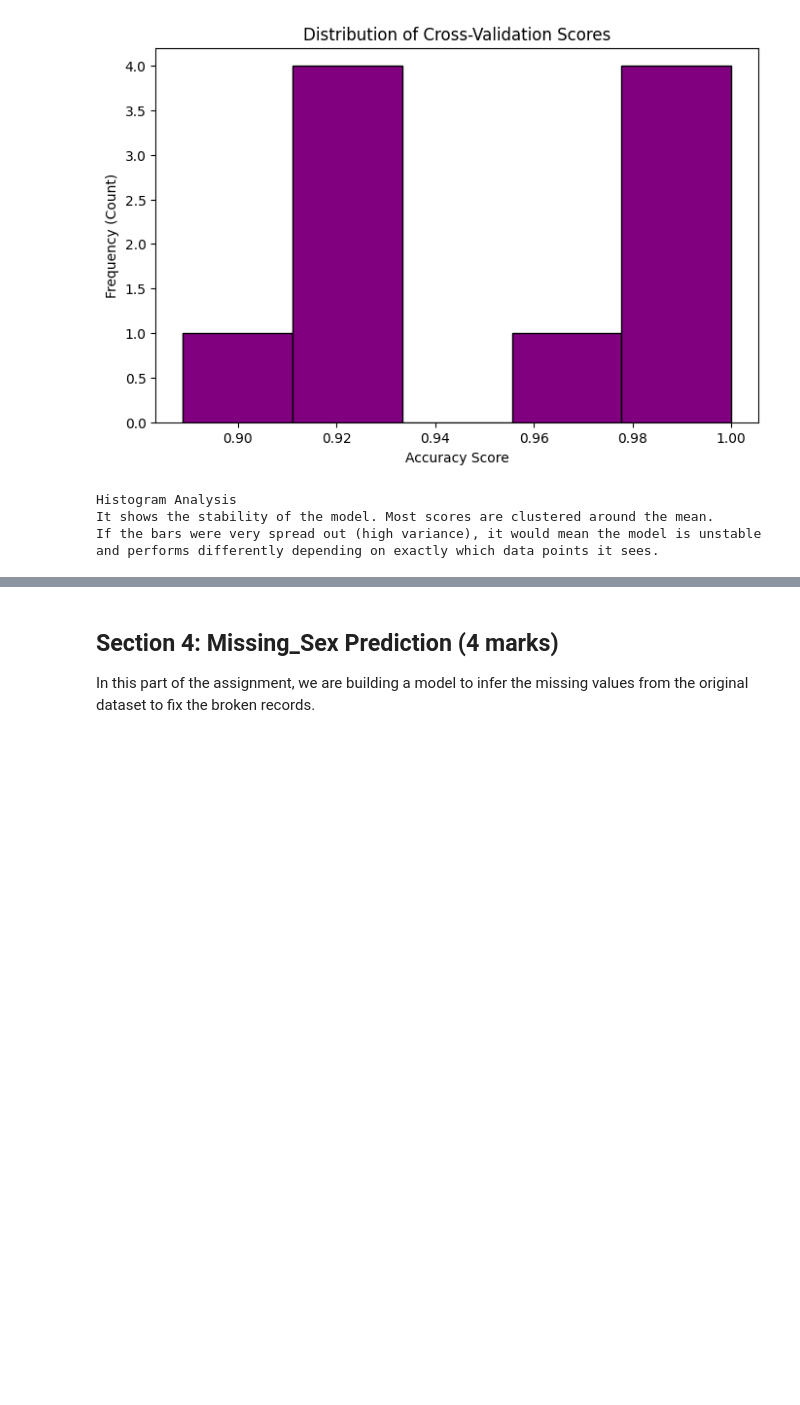
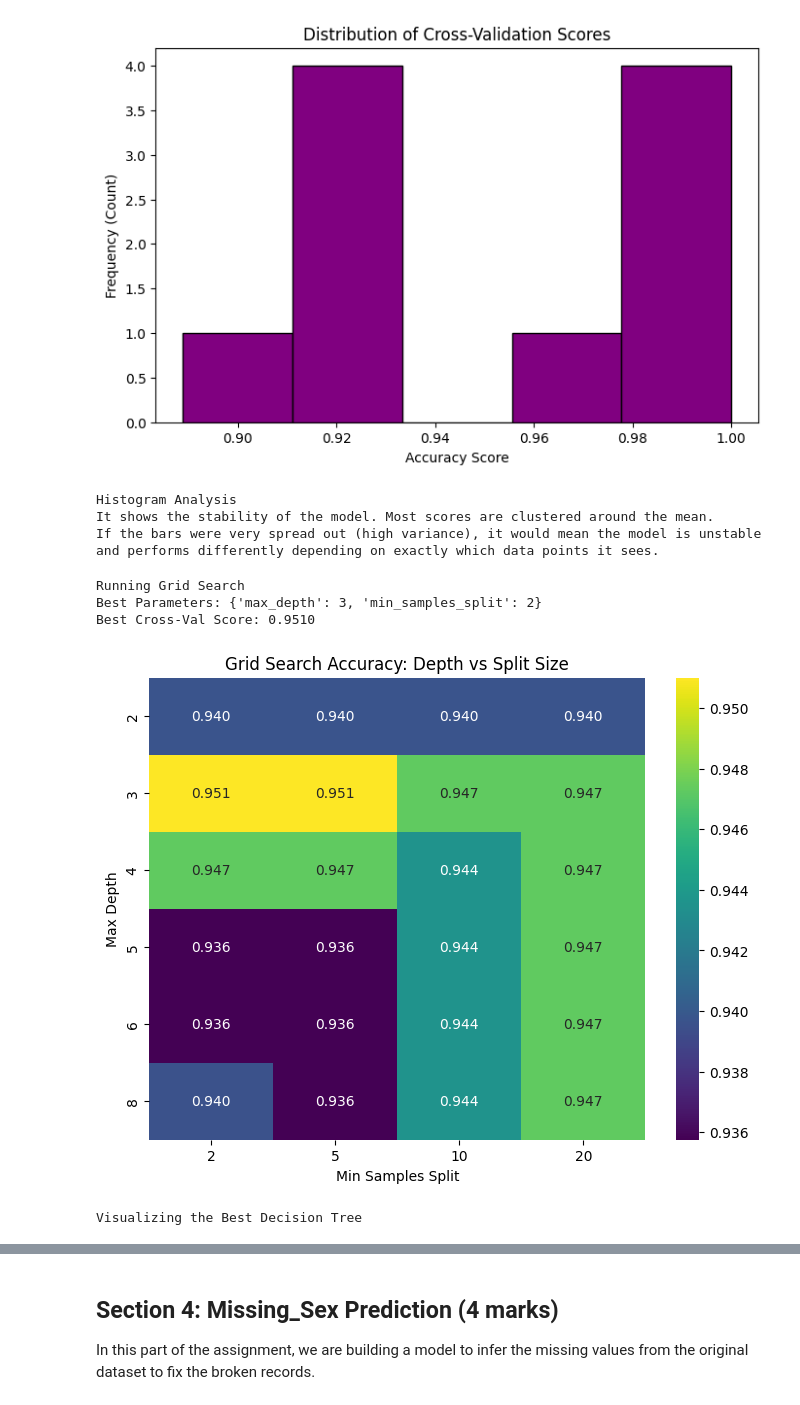
Before and after one commit to AbdullahSoboh/SYSC4415, a Jupyter notebook: W2026/Assignments/A1/SYSC4415_W26_A1.ipynb, the cells around one changed output, grey strips where cells are left out. Cells and saved outputs as stored; diff of their text form; code cells hidden in the pictures; blank space fills up the shorter version.

```diff
--- a/W2026/Assignments/A1/SYSC4415_W26_A1.ipynb
+++ b/W2026/Assignments/A1/SYSC4415_W26_A1.ipynb
@@ -507,20 +507,69 @@ and performs differently depending on exactly which data points it sees.
 # %%
 """
 Q3c (3 marks)
 Analyze the best model from grid search:
 - Initialize parameter_grid, cross_validation using StratifiedKFold
 - Identify the best parameters for the tree and show the grid heatmap (don't forget labels)
 - Plot the best tree structure using graphviz, use max_depth=2 (for better display)
 
 Note: when using export_graphviz set out_file=None and use display(graph) function call, where
 graph is your variable instantiated with Source(dot_data)
 Export_graphviz Documentation: https://scikit-learn.org/1.5/modules/generated/sklearn.tree.export_graphviz.html
 """
 from sklearn.model_selection import StratifiedKFold
 from sklearn.model_selection import GridSearchCV
 
 import graphviz
 from sklearn.tree import export_graphviz
 from graphviz import Source
 
 # YOUR ANSWER HERE
+
+# 1. Define Parameter Grid
+param_grid = {
+    'max_depth': [2, 3, 4, 5, 6, 8, None],
+    'min_samples_split': [2, 5, 10, 20]
+}
+
+# 2. Run Grid Search
+cv_strat = StratifiedKFold(n_splits=10, shuffle=True, random_state=42)
+grid_search = GridSearchCV(DecisionTreeClassifier(random_state=42), param_grid, cv=cv_strat, scoring='accuracy')
+
+print("Running Grid Search")
+grid_search.fit(X_train, y_train)
+
+print(f"Best Parameters: {grid_search.best_params_}")
+print(f"Best Cross-Val Score: {grid_search.best_score_:.4f}")
+
+# 3. Generate Heatmap
+results_df = pd.DataFrame(grid_search.cv_results_)
+
+heatmap_data = results_df.pivot_table(values='mean_test_score',
+                                      index='param_max_depth',
+                                      columns='param_min_samples_split')
+
+plt.figure(figsize=(8, 6))
+sb.heatmap(heatmap_data, annot=True, cmap='viridis', fmt='.3f')
+plt.title("Grid Search Accuracy: Depth vs Split Size")
+plt.ylabel("Max Depth")
+plt.xlabel("Min Samples Split")
+plt.show()
+
+# 4. Visualize the Best Tree
+print("Visualizing the Best Decision Tree")
+best_tree = grid_search.best_estimator_
+
+dot_data = export_graphviz(best_tree, out_file=None,
+                           feature_names=numerical_features,
+                           class_names=best_tree.classes_,
+                           filled=True, rounded=True,
+                           special_characters=True)
+
+graph = Source(dot_data)
+display(graph)
+# %% [output]
+Running Grid Search
+Best Parameters: {'max_depth': 3, 'min_samples_split': 2}
+Best Cross-Val Score: 0.9510
+[figure, added]
+Visualizing the Best Decision Tree
```
Also changed, not shown: parts of 4 cells of this notebook.
